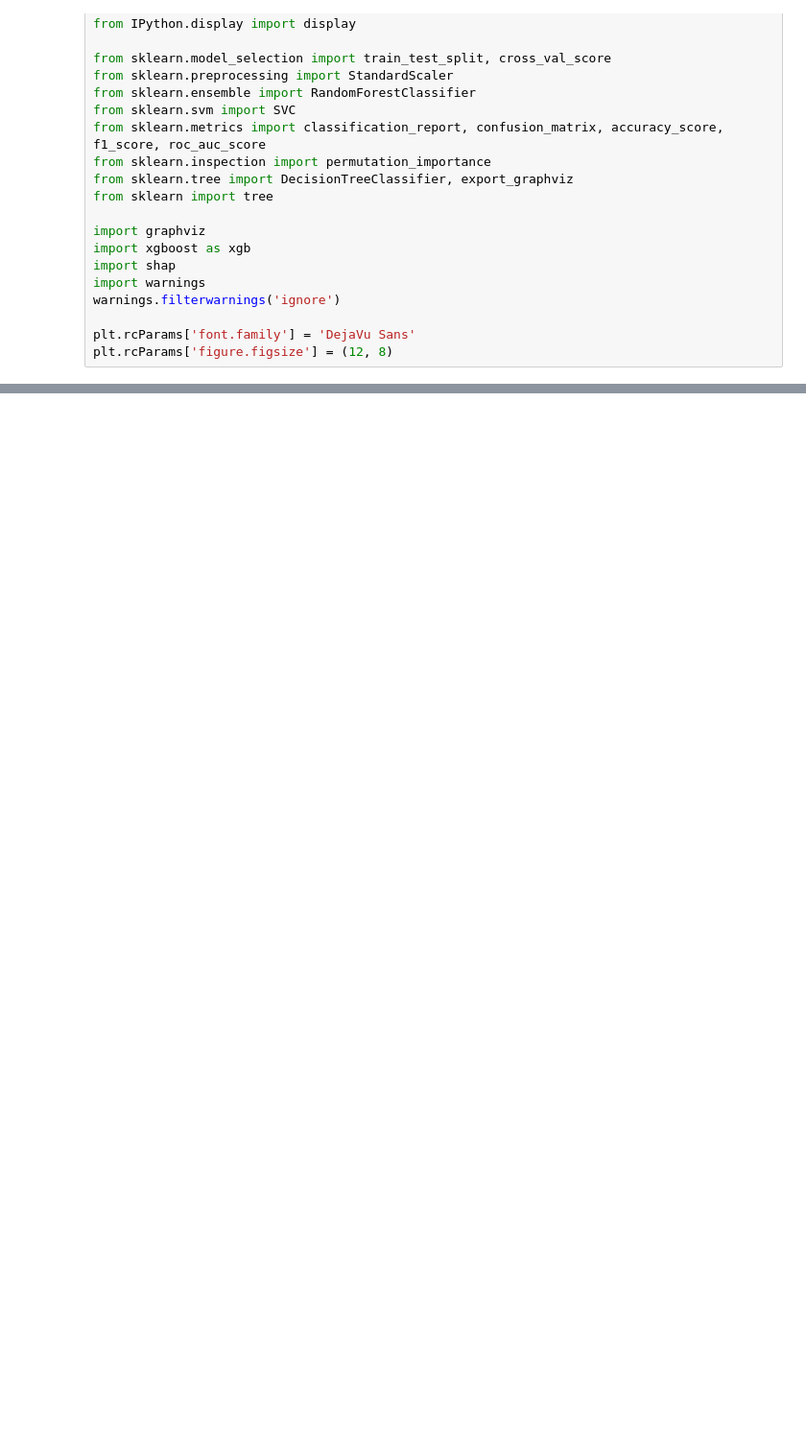
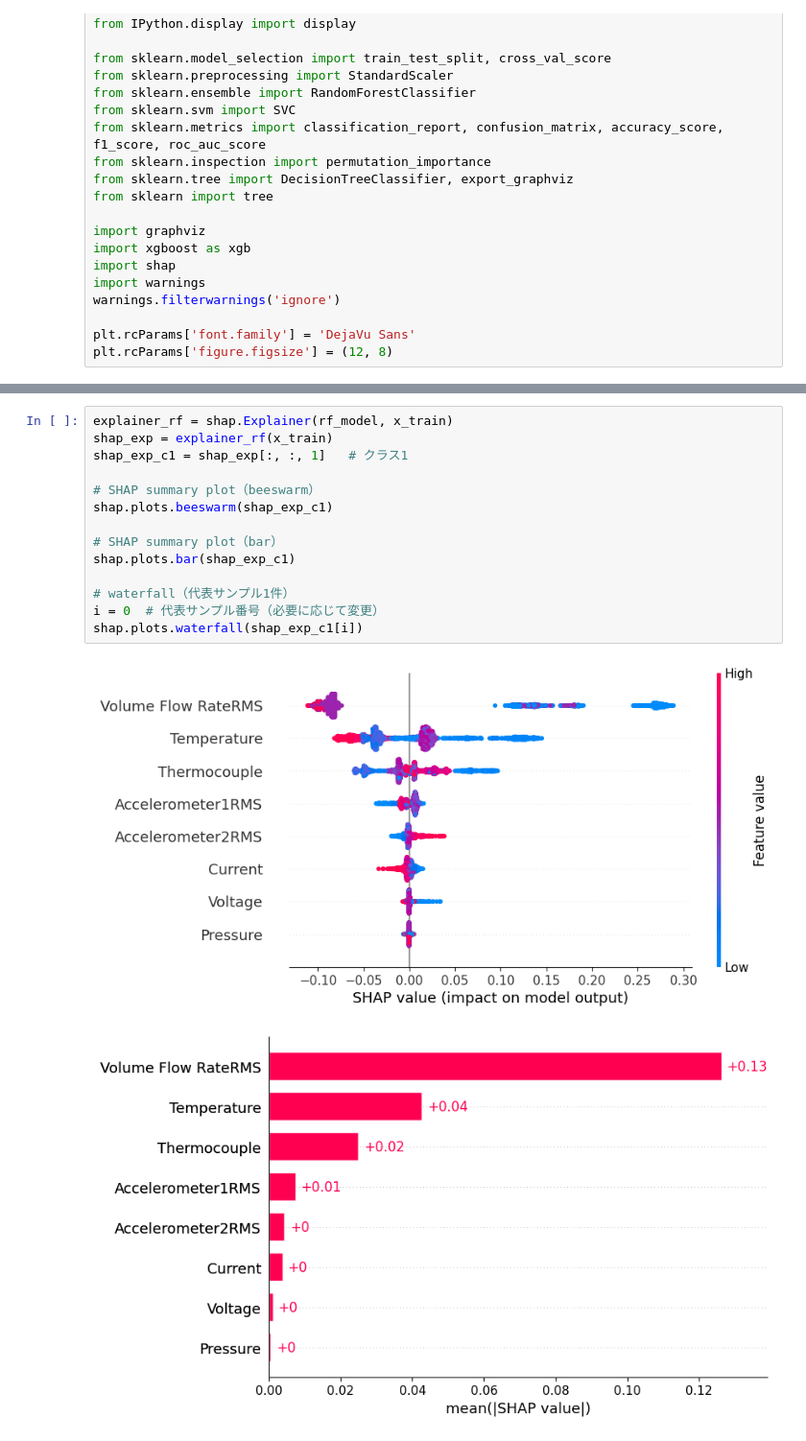
Before and after one commit to yut0takagi/ass-production-management, a Jupyter notebook: notebook/1-03-2-construct-random-forest-model.ipynb, the cells around one changed output, grey strips where cells are left out. Shown at 96% size. Cells and saved outputs as stored; diff of their text form; blank space fills up the shorter version.

```diff
--- a/notebook/1-03-2-construct-random-forest-model.ipynb
+++ b/notebook/1-03-2-construct-random-forest-model.ipynb
@@ -76,0 +61,17 @@ display(shap.force_plot(explainer_tree.expected_value[0], shap_values_tree[0][:,
+# %%
+explainer_rf = shap.Explainer(rf_model, x_train)
+shap_exp = explainer_rf(x_train)
+shap_exp_c1 = shap_exp[:, :, 1]   # クラス1
+
+# SHAP summary plot（beeswarm）
+shap.plots.beeswarm(shap_exp_c1)
+
+# SHAP summary plot（bar）
+shap.plots.bar(shap_exp_c1)
+
+# waterfall（代表サンプル1件）
+i = 0  # 代表サンプル番号（必要に応じて変更）
+shap.plots.waterfall(shap_exp_c1[i])
+# %% [output]
+[figure, added]
+[figure, added]
```
Also changed, not shown: parts of 10 cells of this notebook, 2 other files.
